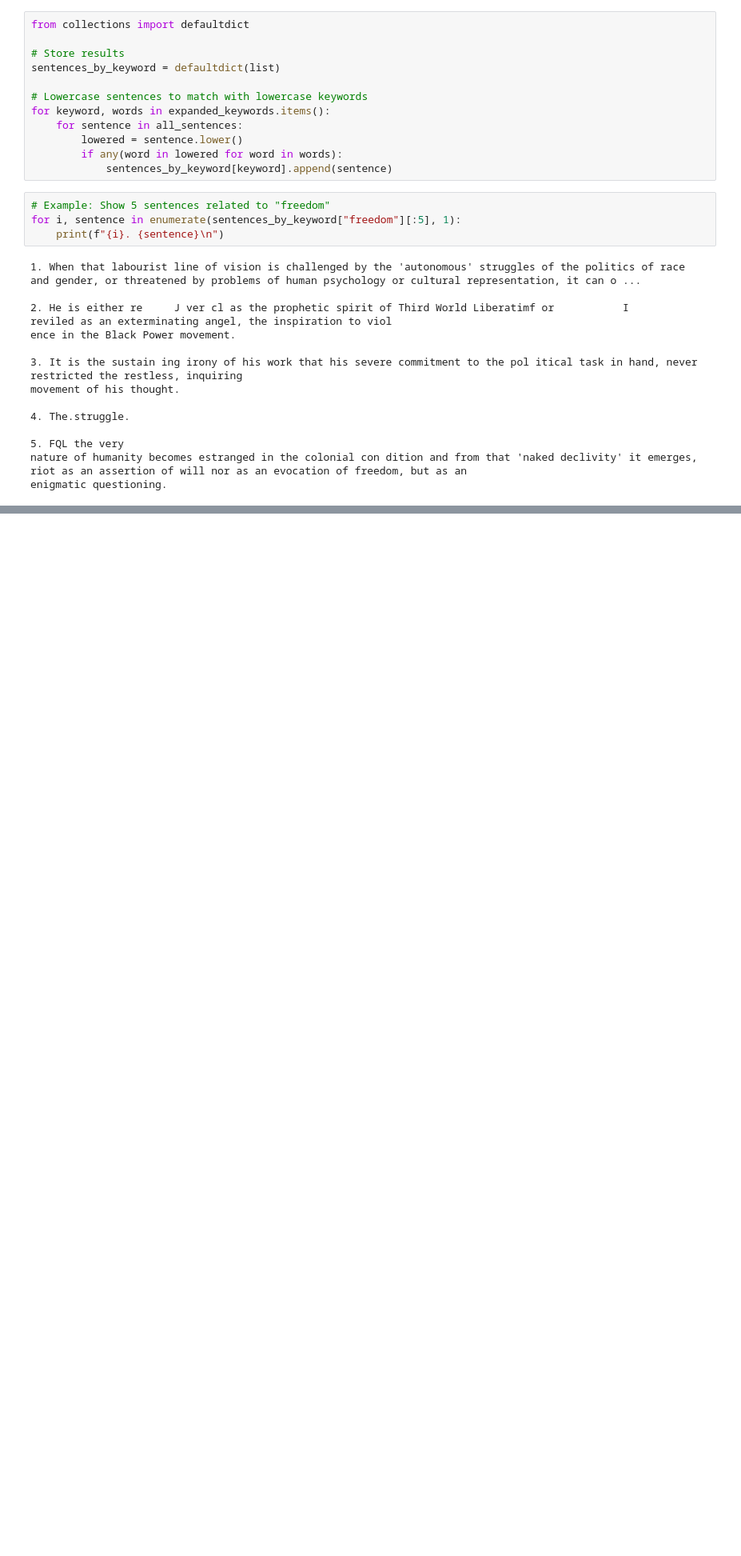
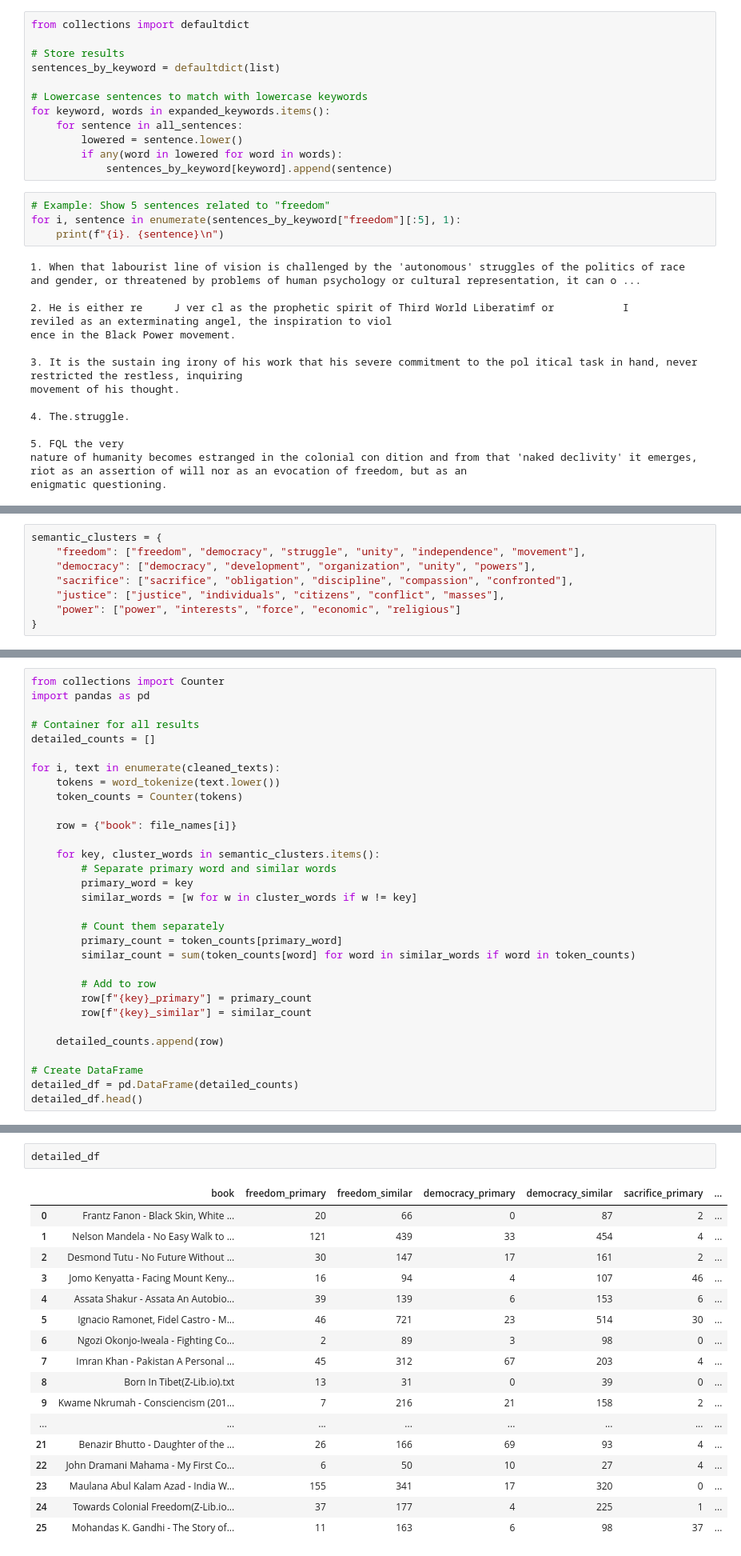
Before and after one commit to arafathosain18/intro-to-text-analytics, a Jupyter notebook: FInal version.ipynb, the cells around one changed output, grey strips where cells are left out. Shown at 80% size. Drawn from its saved outputs; the diff is of its cells as text; blank space fills up the shorter version.

Commit message:
Primary and Secondary word table creation

```diff
--- a/FInal version.ipynb
+++ b/FInal version.ipynb
@@ -668,0 +692,8 @@ enigmatic questioning.
+# %%
+semantic_clusters = {
+    "freedom": ["freedom", "democracy", "struggle", "unity", "independence", "movement"],
+    "democracy": ["democracy", "development", "organization", "unity", "powers"],
+    "sacrifice": ["sacrifice", "obligation", "discipline", "compassion", "confronted"],
+    "justice": ["justice", "individuals", "citizens", "conflict", "masses"],
+    "power": ["power", "interests", "force", "economic", "religious"]
+}
@@ -668,0 +814,31 @@ enigmatic questioning.
+# %%
+from collections import Counter
+import pandas as pd
+
+# Container for all results
+detailed_counts = []
+
+for i, text in enumerate(cleaned_texts):
+    tokens = word_tokenize(text.lower())
+    token_counts = Counter(tokens)
+
+    row = {"book": file_names[i]}
+
+    for key, cluster_words in semantic_clusters.items():
+        # Separate primary word and similar words
+        primary_word = key
+        similar_words = [w for w in cluster_words if w != key]
+
+        # Count them separately
+        primary_count = token_counts[primary_word]
+        similar_count = sum(token_counts[word] for word in similar_words if word in token_counts)
+
+        # Add to row
+        row[f"{key}_primary"] = primary_count
+        row[f"{key}_similar"] = similar_count
+
+    detailed_counts.append(row)
+
+# Create DataFrame
+detailed_df = pd.DataFrame(detailed_counts)
+detailed_df.head()
@@ -668,0 +857,20 @@ enigmatic questioning.
+# %%
+detailed_df
+# %% [output]
+|  | book | freedom_primary | freedom_similar | democracy_primary | democracy_similar | sacrifice_primary | ... |
+| 0 | Frantz Fanon - Black Skin, White ... | 20 | 66 | 0 | 87 | 2 | ... |
+| 1 | Nelson Mandela - No Easy Walk to ... | 121 | 439 | 33 | 454 | 4 | ... |
+| 2 | Desmond Tutu - No Future Without ... | 30 | 147 | 17 | 161 | 2 | ... |
+| 3 | Jomo Kenyatta - Facing Mount Keny... | 16 | 94 | 4 | 107 | 46 | ... |
+| 4 | Assata Shakur - Assata An Autobio... | 39 | 139 | 6 | 153 | 6 | ... |
+| 5 | Ignacio Ramonet, Fidel Castro - M... | 46 | 721 | 23 | 514 | 30 | ... |
+| 6 | Ngozi Okonjo-Iweala - Fighting Co... | 2 | 89 | 3 | 98 | 0 | ... |
+| 7 | Imran Khan - Pakistan A Personal ... | 45 | 312 | 67 | 203 | 4 | ... |
+| 8 | Born In Tibet(Z-Lib.io).txt | 13 | 31 | 0 | 39 | 0 | ... |
+| 9 | Kwame Nkrumah - Consciencism (201... | 7 | 216 | 21 | 158 | 2 | ... |
+| ... | ... | ... | ... | ... | ... | ... | ... |
+| 21 | Benazir Bhutto - Daughter of the ... | 26 | 166 | 69 | 93 | 4 | ... |
+| 22 | John Dramani Mahama - My First Co... | 6 | 50 | 10 | 27 | 4 | ... |
+| 23 | Maulana Abul Kalam Azad - India W... | 155 | 341 | 17 | 320 | 0 | ... |
+| 24 | Towards Colonial Freedom(Z-Lib.io... | 37 | 177 | 4 | 225 | 1 | ... |
+| 25 | Mohandas K. Gandhi - The Story of... | 11 | 163 | 6 | 98 | 37 | ... |
```
Also changed, not shown: parts of 14 cells of this notebook.
